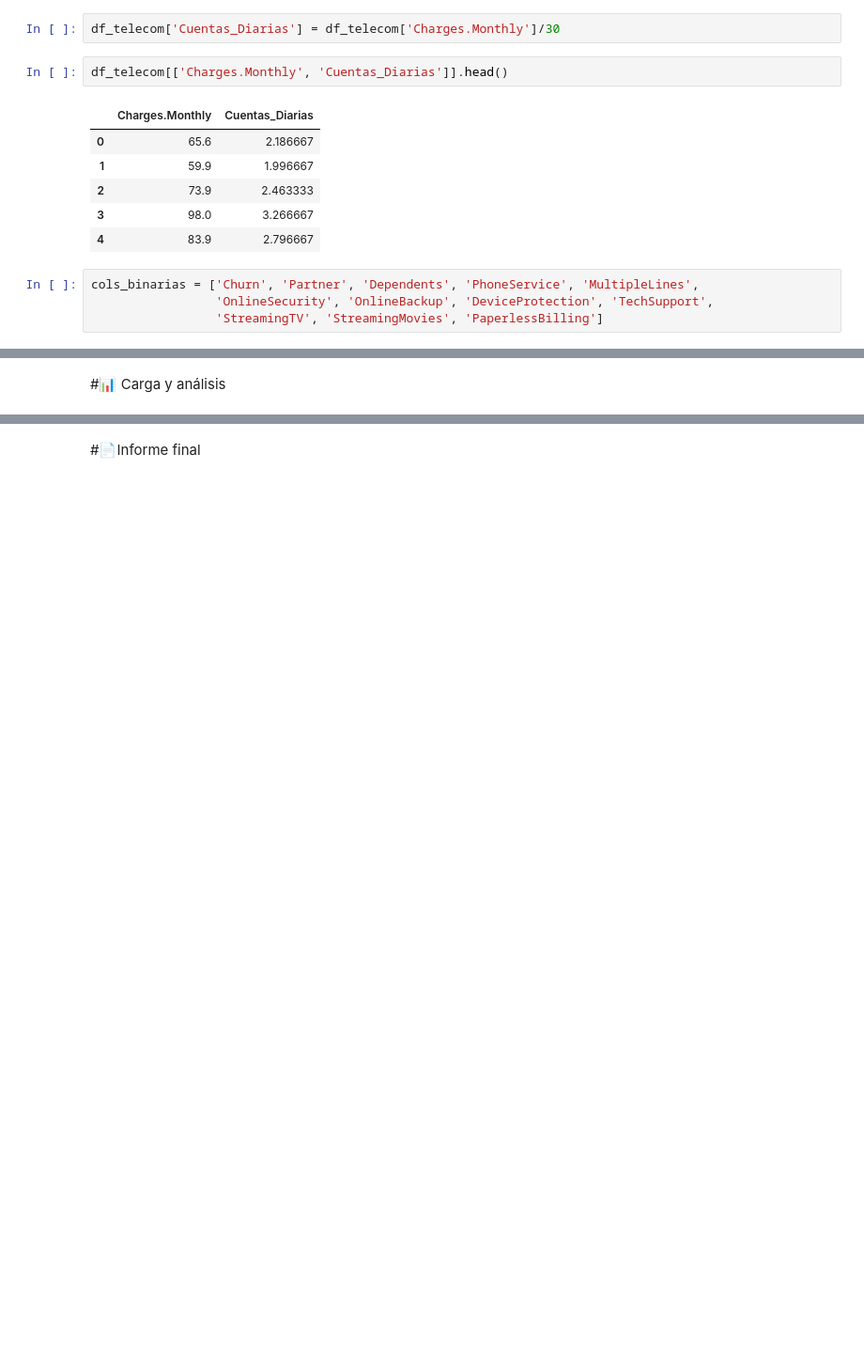
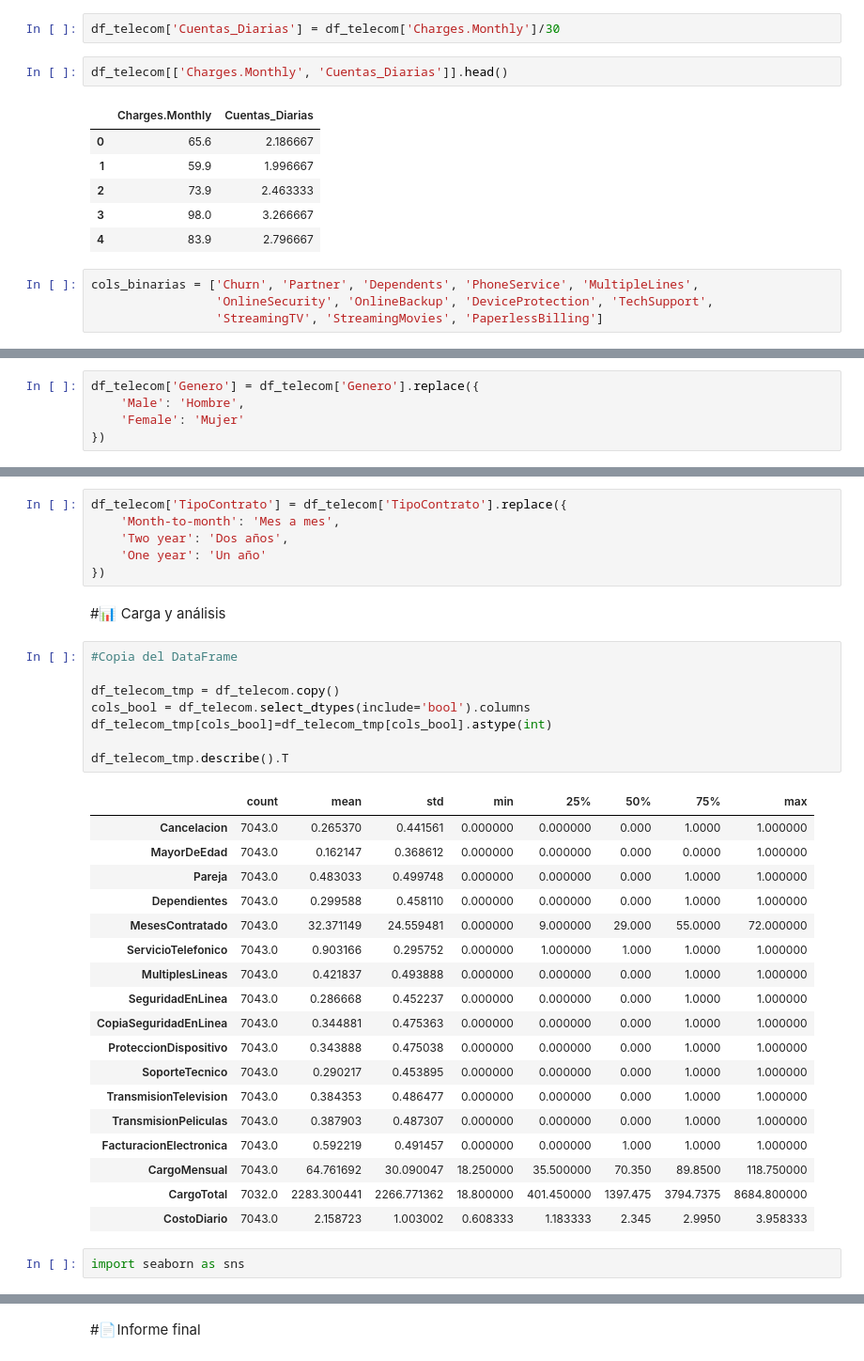
Before and after one commit to RaulMirabal28/challenge2-data-science-LATAM, a Jupyter notebook: TelecomX_LATAM.ipynb, the cells around one changed output, grey strips where cells are left out. Shown: that part at 94% size. Drawn from its saved outputs; the diff is of its cells as text; blank space fills up the shorter version.

```diff
--- a/TelecomX_LATAM.ipynb
+++ b/TelecomX_LATAM.ipynb
@@ -225,0 +242,5 @@ Index(['IDCliente', 'Cancelacion', 'Genero', 'MayorDeEdad', 'Pareja',
+# %%
+df_telecom['Genero'] = df_telecom['Genero'].replace({
+    'Male': 'Hombre',
+    'Female': 'Mujer'
+})
@@ -226,2 +254,37 @@ Index(['IDCliente', 'Cancelacion', 'Genero', 'MayorDeEdad', 'Pareja',
+# %%
+df_telecom['TipoContrato'] = df_telecom['TipoContrato'].replace({
+    'Month-to-month': 'Mes a mes',
+    'Two year': 'Dos años',
+    'One year': 'Un año'
+})
 # %% [markdown]
 #📊 Carga y análisis
+# %%
+#Copia del DataFrame
+
+df_telecom_tmp = df_telecom.copy()
+cols_bool = df_telecom.select_dtypes(include='bool').columns
+df_telecom_tmp[cols_bool]=df_telecom_tmp[cols_bool].astype(int)
+
+df_telecom_tmp.describe().T
+# %% [output]
+|  | count | mean | std | min | 25% | 50% | 75% | max |
+| Cancelacion | 7043.0 | 0.265370 | 0.441561 | 0.000000 | 0.000000 | 0.000 | 1.0000 | 1.000000 |
+| MayorDeEdad | 7043.0 | 0.162147 | 0.368612 | 0.000000 | 0.000000 | 0.000 | 0.0000 | 1.000000 |
+| Pareja | 7043.0 | 0.483033 | 0.499748 | 0.000000 | 0.000000 | 0.000 | 1.0000 | 1.000000 |
+| Dependientes | 7043.0 | 0.299588 | 0.458110 | 0.000000 | 0.000000 | 0.000 | 1.0000 | 1.000000 |
+| MesesContratado | 7043.0 | 32.371149 | 24.559481 | 0.000000 | 9.000000 | 29.000 | 55.0000 | 72.000000 |
+| ServicioTelefonico | 7043.0 | 0.903166 | 0.295752 | 0.000000 | 1.000000 | 1.000 | 1.0000 | 1.000000 |
+| MultiplesLineas | 7043.0 | 0.421837 | 0.493888 | 0.000000 | 0.000000 | 0.000 | 1.0000 | 1.000000 |
+| SeguridadEnLinea | 7043.0 | 0.286668 | 0.452237 | 0.000000 | 0.000000 | 0.000 | 1.0000 | 1.000000 |
+| CopiaSeguridadEnLinea | 7043.0 | 0.344881 | 0.475363 | 0.000000 | 0.000000 | 0.000 | 1.0000 | 1.000000 |
+| ProteccionDispositivo | 7043.0 | 0.343888 | 0.475038 | 0.000000 | 0.000000 | 0.000 | 1.0000 | 1.000000 |
+| SoporteTecnico | 7043.0 | 0.290217 | 0.453895 | 0.000000 | 0.000000 | 0.000 | 1.0000 | 1.000000 |
+| TransmisionTelevision | 7043.0 | 0.384353 | 0.486477 | 0.000000 | 0.000000 | 0.000 | 1.0000 | 1.000000 |
+| TransmisionPeliculas | 7043.0 | 0.387903 | 0.487307 | 0.000000 | 0.000000 | 0.000 | 1.0000 | 1.000000 |
+| FacturacionElectronica | 7043.0 | 0.592219 | 0.491457 | 0.000000 | 0.000000 | 1.000 | 1.0000 | 1.000000 |
+| CargoMensual | 7043.0 | 64.761692 | 30.090047 | 18.250000 | 35.500000 | 70.350 | 89.8500 | 118.750000 |
+| CargoTotal | 7032.0 | 2283.300441 | 2266.771362 | 18.800000 | 401.450000 | 1397.475 | 3794.7375 | 8684.800000 |
+| CostoDiario | 7043.0 | 2.158723 | 1.003002 | 0.608333 | 1.183333 | 2.345 | 2.9950 | 3.958333 |
+# %%
+import seaborn as sns
```
Also changed, not shown: parts of 12 cells of this notebook.
